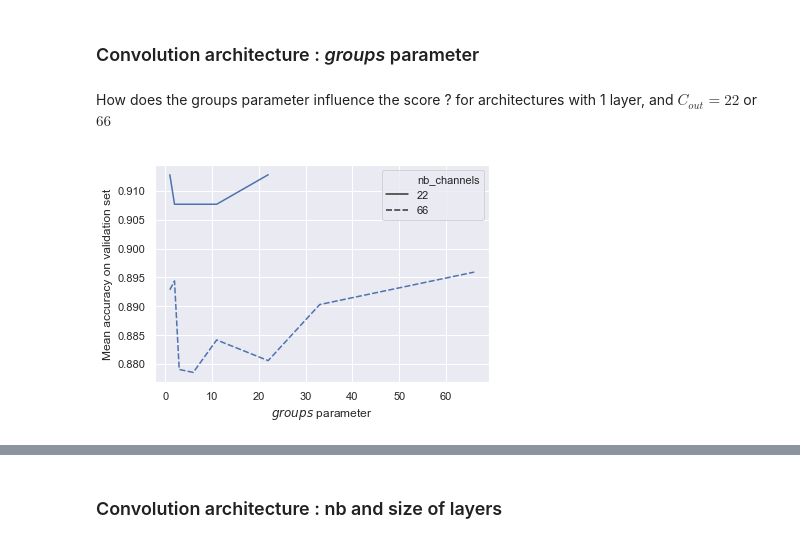
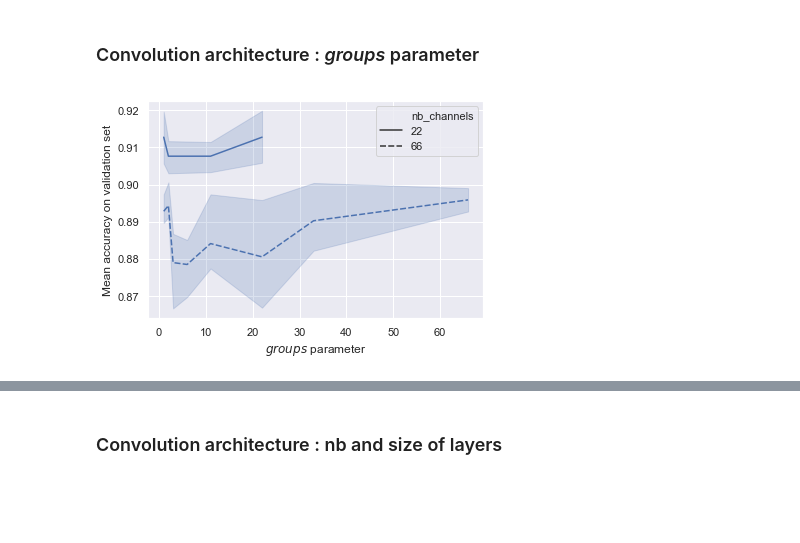
Before and after one commit to alexandrethm/S3R, a Jupyter notebook: jupyter_nb/results_analysis.ipynb, the cells around one changed output, grey strips where cells are left out. Drawn from its saved outputs; the diff is of its cells as text; code cells hidden in the pictures; blank space fills up the shorter version.

```diff
--- a/jupyter_nb/results_analysis.ipynb
+++ b/jupyter_nb/results_analysis.ipynb
@@ -135,7 +136,8 @@ def get_grid_search_df(id):
 # 0330_1449 - batch size
 # 0330_1555 - lr
 # 0330_1746 - dropout
-df = get_grid_search_df('0330_1155')
+# 0402_2153 - act fct
+df = get_grid_search_df('0330_0054')
 
 print(df.columns)
 df.head()
@@ -206,12 +261,11 @@ plt.savefig('/Users/alexandre/Desktop/S3R rapport/img/preprocessing.png', format
 [figure]
 # %% [markdown]
 ### Convolution architecture : _groups_ parameter
-# %% [markdown]
-How does the groups parameter influence the score ? for architectures with 1 layer, and $C_{out}=22$ or $66$
 # %%
-ax = sns.lineplot(x='layer_0_groups', y='mean_test_score', style='nb_channels', data=df[df.nb_layers==1])
+# with only 1 layer
+ax = sns.lineplot(x='layer_0_groups', y='test_score', style='nb_channels', data=df[df.nb_layers==1])
 ax.set_xlabel('$groups$ parameter')
 ax.set_ylabel('Mean accuracy on validation set')
-plt.savefig('/Users/alexandre/Desktop/S3R rapport/img/groups-param-nb-channels.eps', format='eps')
+plt.savefig('/Users/alexandre/Desktop/S3R rapport/img/groups-param-nb-channels.jpg', format='jpg', quality=100)
 # %% [output]
-[figure, old version]
+[figure, new version]
```
Also changed, not shown: parts of 19 cells of this notebook, 5 other files.
